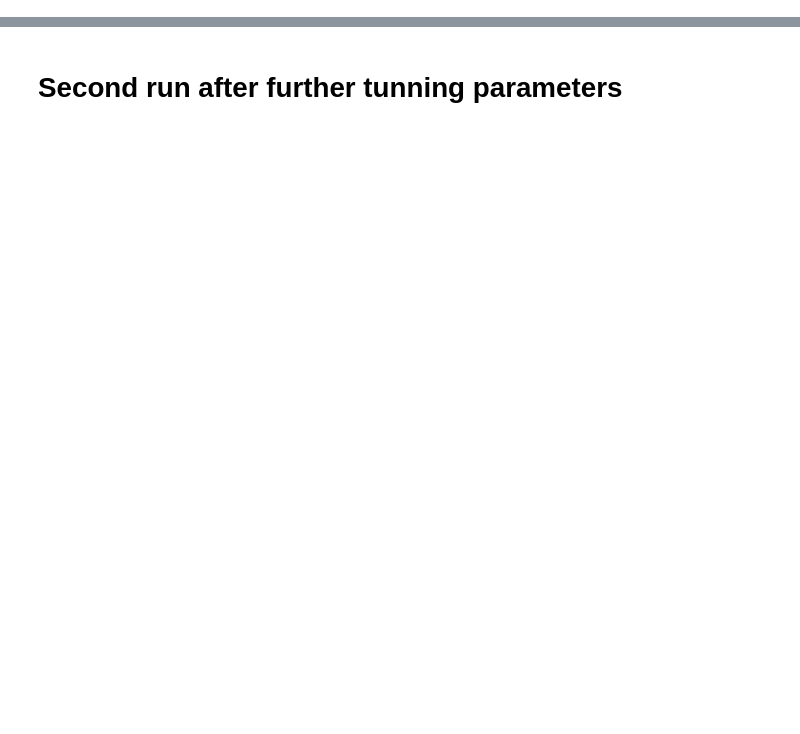
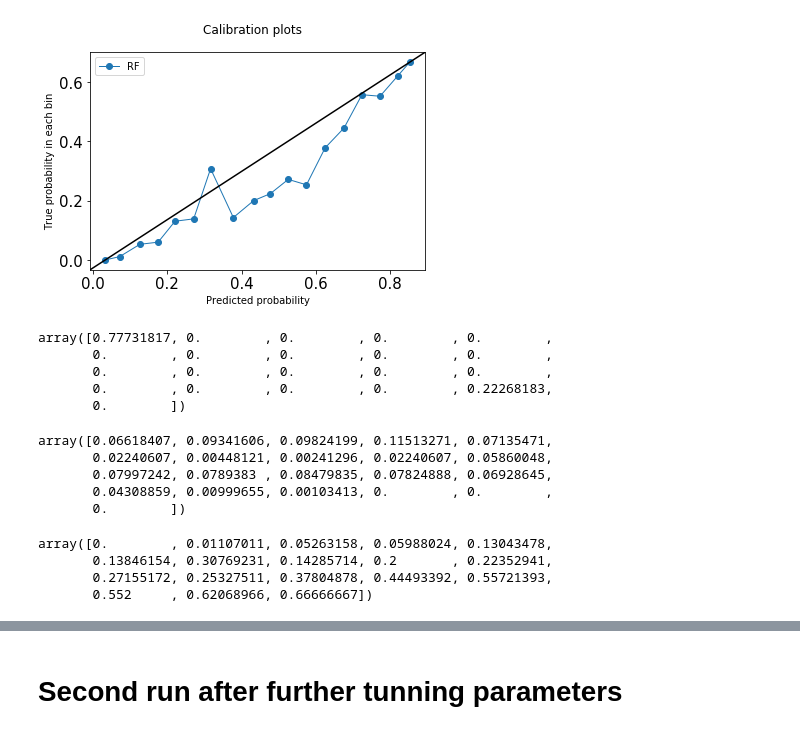
Before and after one commit to lasiadhi/Prediction-of-hypoxemia-trend, a Jupyter notebook: RF_modeling.ipynb, the cells around one changed output, grey strips where cells are left out. Cells and saved outputs as stored; diff of their text form; code cells hidden in the pictures; blank space fills up the shorter version.

```diff
--- a/RF_modeling.ipynb
+++ b/RF_modeling.ipynb
@@ -293,0 +312,20 @@ plot_metrics(y_test,pred_probs_RF)
+# %%
+rf_y, rf_x = calibration_curve(y_test, pred_probs_RF, n_bins=20)
+
+fig, ax = plt.subplots()
+# only these two lines are calibration curves
+plt.plot(rf_x,rf_y, marker='o', linewidth=1, label='RF')
+#plt.plot(rf_x, rf_y, marker='o', linewidth=1, label='other')
+
+# reference line, legends, and axis labels
+line      = mlines.Line2D([0, 1], [0, 1], color='black')
+transform = ax.transAxes
+line.set_transform(transform)
+ax.add_line(line)
+fig.suptitle('Calibration plots')
+ax.set_xlabel('Predicted probability')
+ax.set_ylabel('True probability in each bin')
+plt.legend()
+plt.show()
+# %% [output]
+[figure, added]
@@ -293,0 +343,25 @@ plot_metrics(y_test,pred_probs_RF)
+# %%
+bb = bin_total(y_test.is_worse, n_bins=20)
+bb/bb.sum()
+# %% [output]
+array([0.77731817, 0.        , 0.        , 0.        , 0.        ,
+       0.        , 0.        , 0.        , 0.        , 0.        ,
+       0.        , 0.        , 0.        , 0.        , 0.        ,
+       0.        , 0.        , 0.        , 0.        , 0.22268183,
+       0.        ])
+# %%
+aa = bin_total(pred_probs_RF, n_bins=20)
+aa/aa.sum()
+# %% [output]
+array([0.06618407, 0.09341606, 0.09824199, 0.11513271, 0.07135471,
+       0.02240607, 0.00448121, 0.00241296, 0.02240607, 0.05860048,
+       0.07997242, 0.0789383 , 0.08479835, 0.07824888, 0.06928645,
+       0.04308859, 0.00999655, 0.00103413, 0.        , 0.        ,
+       0.        ])
+# %%
+rf_y
+# %% [output]
+array([0.        , 0.01107011, 0.05263158, 0.05988024, 0.13043478,
+       0.13846154, 0.30769231, 0.14285714, 0.2       , 0.22352941,
+       0.27155172, 0.25327511, 0.37804878, 0.44493392, 0.55721393,
+       0.552     , 0.62068966, 0.66666667])
```
Also changed, not shown: parts of 20 cells of this notebook.
